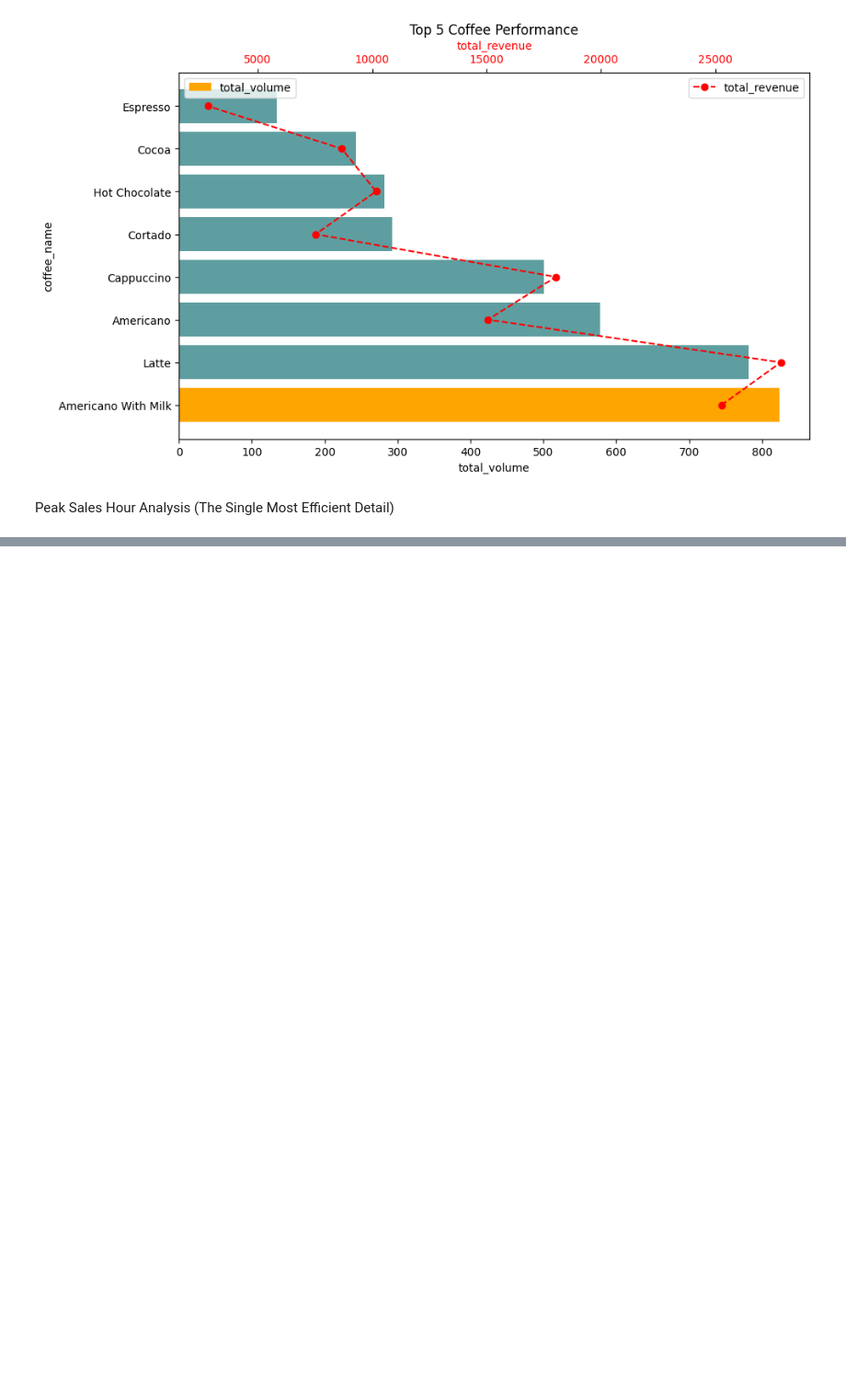
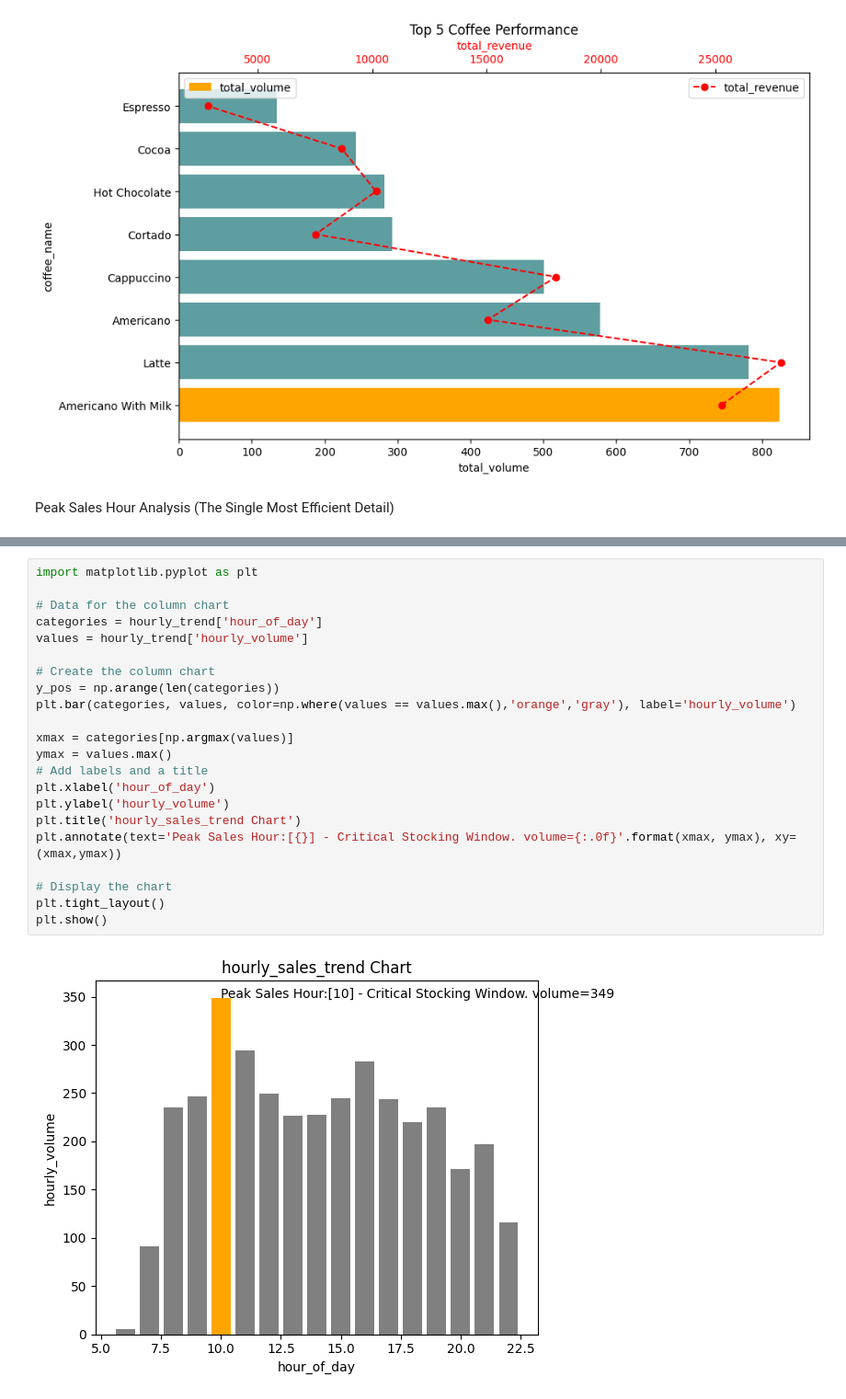
Before and after one commit to asangikak/kaggle, a Jupyter notebook: coffee-sales-eda.ipynb, the cells around one changed output, grey strips where cells are left out. Shown: that part at 92% size. Saved outputs shown, nothing was run; the diff lists cells and outputs as text; blank space fills up the shorter version.

Commit message:
Kaggle Notebook | Coffee Sales EDA | Version 3

```diff
--- a/coffee-sales-eda.ipynb
+++ b/coffee-sales-eda.ipynb
@@ -324,0 +334,24 @@ Peak Sales Hour Analysis (The Single Most Efficient Detail)
+# %%
+import matplotlib.pyplot as plt
+
+# Data for the column chart
+categories = hourly_trend['hour_of_day']
+values = hourly_trend['hourly_volume']
+
+# Create the column chart
+y_pos = np.arange(len(categories))
+plt.bar(categories, values, color=np.where(values == values.max(),'orange','gray'), label='hourly_volume')
+
+xmax = categories[np.argmax(values)]
+ymax = values.max()
+# Add labels and a title
+plt.xlabel('hour_of_day')
+plt.ylabel('hourly_volume')
+plt.title('hourly_sales_trend Chart')
+plt.annotate(text='Peak Sales Hour:[{}] - Critical Stocking Window. volume={:.0f}'.format(xmax, ymax), xy=(xmax,ymax))
+
+# Display the chart
+plt.tight_layout()
+plt.show()
+# %% [output]
+[figure, added]
```
Also changed, not shown: parts of 4 cells of this notebook.
